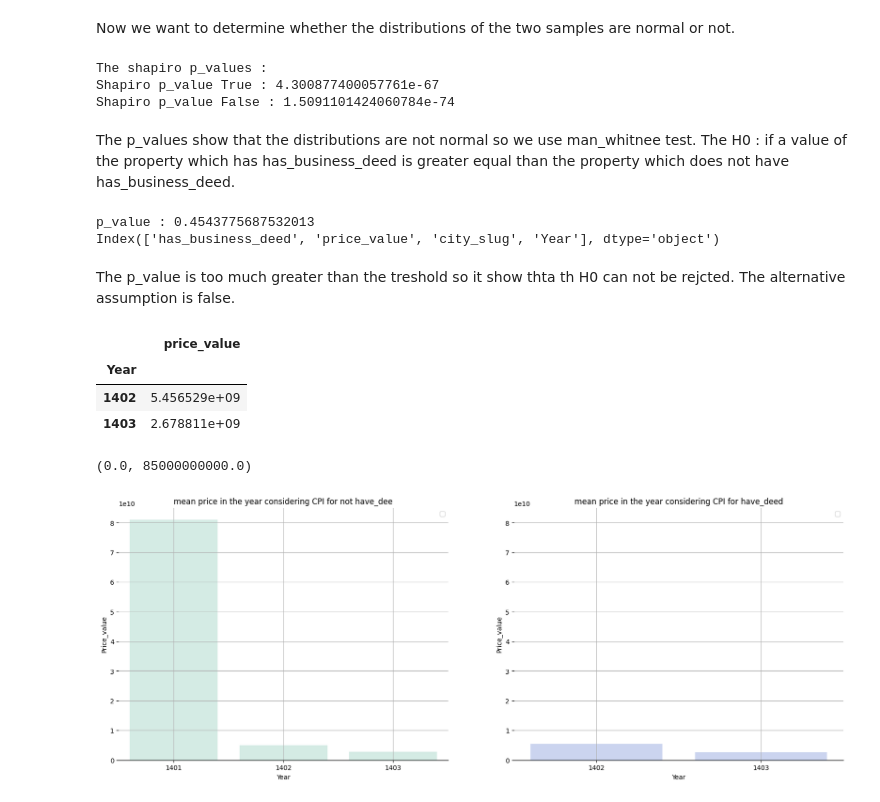
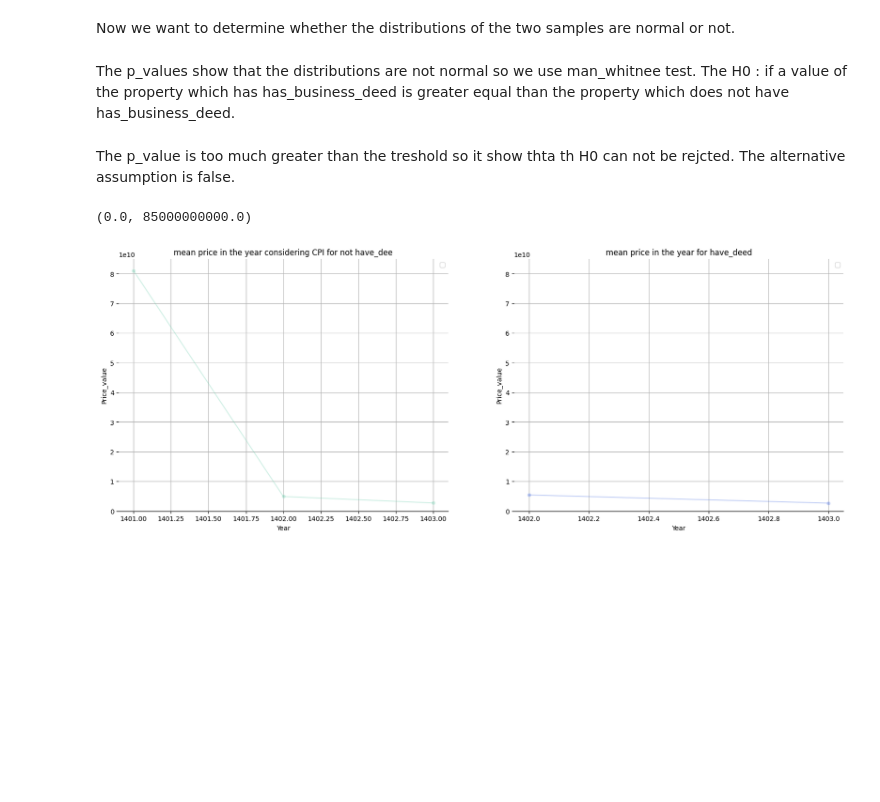
Before and after one commit to AmirrezaNasiri85/Artificial-Inteligance-Boot-Camp, a Jupyter notebook: ProjectOne.ipynb, the cells around one changed output. Drawn from its saved outputs; the diff is of its cells as text; code cells hidden in the pictures; blank space fills up the shorter version.

```diff
--- a/ProjectOne.ipynb
+++ b/ProjectOne.ipynb
@@ -214,18 +265,0 @@ Requirement already satisfied: jalali-core>=1.0 in /usr/local/lib/python3.13/dis
-# %%
-from sklearn.preprocessing import FunctionTransformer
-import jdatetime
-
-def trun_grogorian_solar_year(data_frame : pd.DataFrame):
-  # Convertnig to the DateTime.
-  data_frame["created_at_month"] = pd.to_datetime(data_frame["created_at_month"])
-
-  # Turning into the persian calender.
-  data_frame["Year"] = data_frame["created_at_month"].apply(lambda d: jdatetime.date.fromgregorian(date=d.date()).year)
-  data_frame = data_frame.drop(columns=["created_at_month"])
-
-  return data_frame
-
-trun_grogorian_solar_year = FunctionTransformer(trun_grogorian_solar_year)
-data_frame_7 = trun_grogorian_solar_year.transform(data_frame_7)
-
-data_frame_7.groupby("Year")
@@ -393,10 +451,6 @@ shapiro_stat_False, shapiro_pvalue_False = shapiro(has_business_False)
 print("The shapiro p_values : ")
 print(f"Shapiro p_value True : {shapiro_pvalue_True}")
 print(f"Shapiro p_value False : {shapiro_pvalue_False}")
-# %% [output]
-The shapiro p_values :
-Shapiro p_value True : 4.300877400057761e-67
-Shapiro p_value False : 1.5091101424060784e-74
 # %% [markdown]
 The p_values show that the distributions are not normal so we use man_whitnee test.
 The H0 : if a value of the property which has has_business_deed is greater equal than the property which does not have has_business_deed.
@@ -406,11 +460,10 @@ from scipy.stats import mannwhitneyu
 u_state, p_value = mannwhitneyu(has_business_True, has_business_False, alternative="less")
 print(f"p_value : {p_value}")
 
-
-print(target.columns)
+##################
+# write teh result of the test
+# write the conclusion
+##################
-# %% [output]
-p_value : 0.4543775687532013
-Index(['has_business_deed', 'price_value', 'city_slug', 'Year'], dtype='object')
 # %% [markdown]
 The p_value is too much greater than the treshold so it show thta th H0 can not be rejcted.
 The alternative assumption is false.
@@ -423,54 +476,51 @@ have_deed = pd.DataFrame(have_deed.groupby("Year")["price_value"].mean())
 not_have_deed = pd.DataFrame(not_have_deed.groupby("Year")["price_value"].mean())
 
 have_deed
-# %% [output]
-|  | price_value |
-| Year |  |
-| 1402 | 5.456529e+09 |
-| 1403 | 2.678811e+09 |
 # %%
 figure , axes = plt.subplots(1, 2, figsize=(20, 7))
 
-sns.barplot(
+sns.lineplot(
     x=not_have_deed.index,
     y=not_have_deed["price_value"],
     color="mediumaquamarine",
+    marker='o',
     ax = axes[0],
     alpha=0.3
 )
 
-sns.barplot(
+sns.lineplot(
     x=have_deed.index,
     y=have_deed["price_value"],
     color="royalblue",
+    marker='o',
     ax = axes[1],
     alpha=0.3
 )
 
 axes[0].spines["top"].set_visible(False)
 axes[0].spines["left"].set_visible(False)
 axes[0].spines["right"].set_visible(False)
 axes[0].set_xlabel("Year")
 axes[0].set_ylabel("Price_value")
 axes[0].set_title("mean price in the year considering CPI for not have_dee")
 axes[0].grid()
 axes[0].legend()
 
 
 axes[1].spines["top"].set_visible(False)
 axes[1].spines["left"].set_visible(False)
 axes[1].spines["right"].set_visible(False)
 axes[1].set_xlabel("Year")
 axes[1].set_ylabel("Price_value")
-axes[1].set_title("mean price in the year considering CPI for have_deed")
+axes[1].set_title("mean price in the year for have_deed")
 axes[1].grid()
 axes[1].legend()
 
 # This limitation make them comparable in the plots.
 max_y = 8.5e10
 
 axes[0].set_ylim(0, max_y)
 axes[1].set_ylim(0, max_y)
 # %% [output]
 (0.0, 85000000000.0)
-[figure, old version]
+[figure, new version]
```
Also changed, not shown: parts of 19 cells of this notebook.
